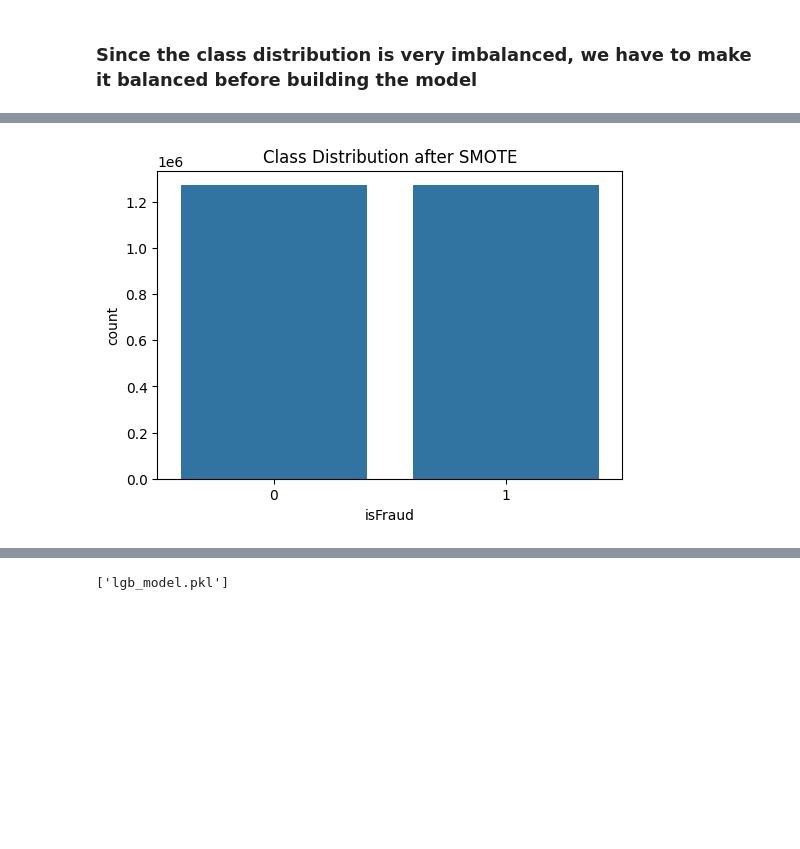
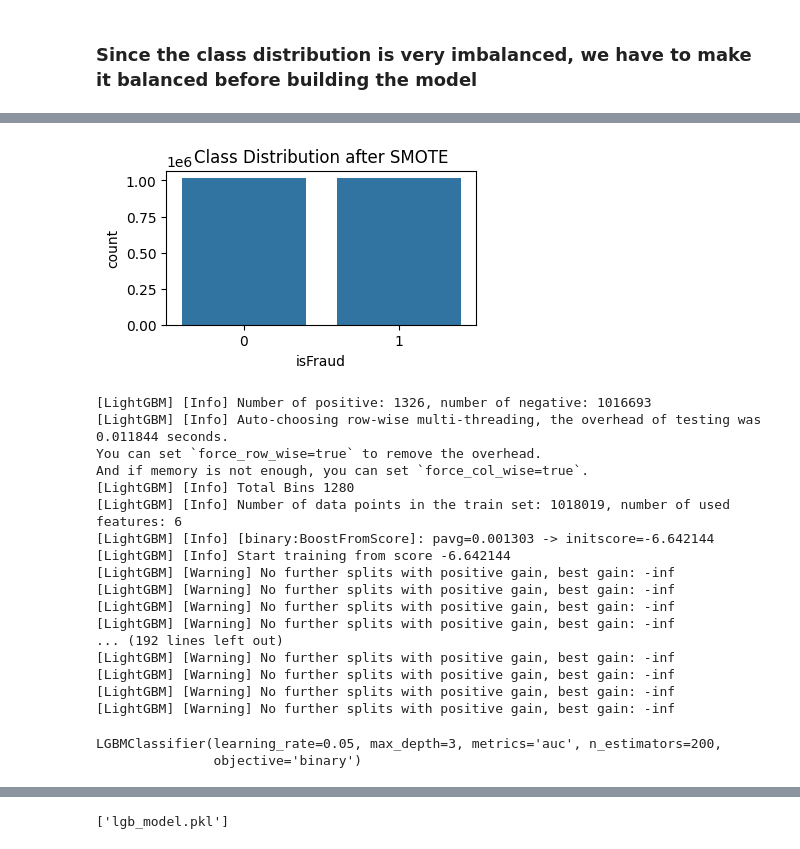
Before and after one commit to gowthamnath/Fraud-Detection-Using-LightGBM, a Jupyter notebook: Analysis.ipynb, the cells around one changed output, grey strips where cells are left out. Cells and saved outputs as stored; diff of their text form; code cells hidden in the pictures; blank space fills up the shorter version.

```diff
--- a/Analysis.ipynb
+++ b/Analysis.ipynb
@@ -131,3 +94,16 @@ df.head()
+# %%
+#splitting the data
+from sklearn.model_selection import train_test_split
+X_train, X_test, y_train, y_test = train_test_split(X,y,test_size = 0.2,random_state=42)
 # %%
-X = df[['amount', 'oldbalanceOrg', 'newbalanceOrig', 'oldbalanceDest', 'newbalanceDest', 'Type_Encoded']]
-y = df["isFraud"]
+#resampling the data
+from imblearn.over_sampling import SMOTE
+smote = SMOTE(random_state=42)
+X_resampled, y_resampled = smote.fit_resample(X_train,y_train)
+# to check the class distribution after SMOTE
+plt.figure(figsize=(4,2))
+sns.countplot(x=y_resampled)
+plt.title("Class Distribution after SMOTE")
+plt.show()
+# %% [output]
+[figure, added]
@@ -140,9 +109,0 @@ X_resampled, y_resampled = smote.fit_resample(X,y)
-# %%
-# to check the class distribution after SMOTE
-
-plt.figure(figsize=(6,4))
-sns.countplot(x=y_resampled)
-plt.title("Class Distribution after SMOTE")
-plt.show()
-# %% [output]
-[figure, removed]
@@ -153,3 +110,34 @@ X_train, X_test, y_train,y_test = train_test_split(X_resampled,y_resampled,test_
 # %%
+#training the model
 import lightgbm as lgb
 from lightgbm import LGBMClassifier
+lgb_model = lgb.LGBMClassifier(
+    boosting_type='gbdt',
+    objective='binary',
+    metrics='auc',
+    learning_rate=0.05,
+    num_leaves=31,
+    max_depth=3,   #depth for splits
+    n_estimators=200,
+)
+lgb_model.fit(X_train, y_train)
+# %% [output]
+[LightGBM] [Info] Number of positive: 1326, number of negative: 1016693
+[LightGBM] [Info] Auto-choosing row-wise multi-threading, the overhead of testing was 0.011844 seconds.
+You can set `force_row_wise=true` to remove the overhead.
+And if memory is not enough, you can set `force_col_wise=true`.
+[LightGBM] [Info] Total Bins 1280
+[LightGBM] [Info] Number of data points in the train set: 1018019, number of used features: 6
+[LightGBM] [Info] [binary:BoostFromScore]: pavg=0.001303 -> initscore=-6.642144
+[LightGBM] [Info] Start training from score -6.642144
+[LightGBM] [Warning] No further splits with positive gain, best gain: -inf
+[LightGBM] [Warning] No further splits with positive gain, best gain: -inf
+[LightGBM] [Warning] No further splits with positive gain, best gain: -inf
+[LightGBM] [Warning] No further splits with positive gain, best gain: -inf
+... (192 lines left out)
+[LightGBM] [Warning] No further splits with positive gain, best gain: -inf
+[LightGBM] [Warning] No further splits with positive gain, best gain: -inf
+[LightGBM] [Warning] No further splits with positive gain, best gain: -inf
+[LightGBM] [Warning] No further splits with positive gain, best gain: -inf
+LGBMClassifier(learning_rate=0.05, max_depth=3, metrics='auc', n_estimators=200,
+               objective='binary')
```
Also changed, not shown: parts of 17 cells of this notebook.
